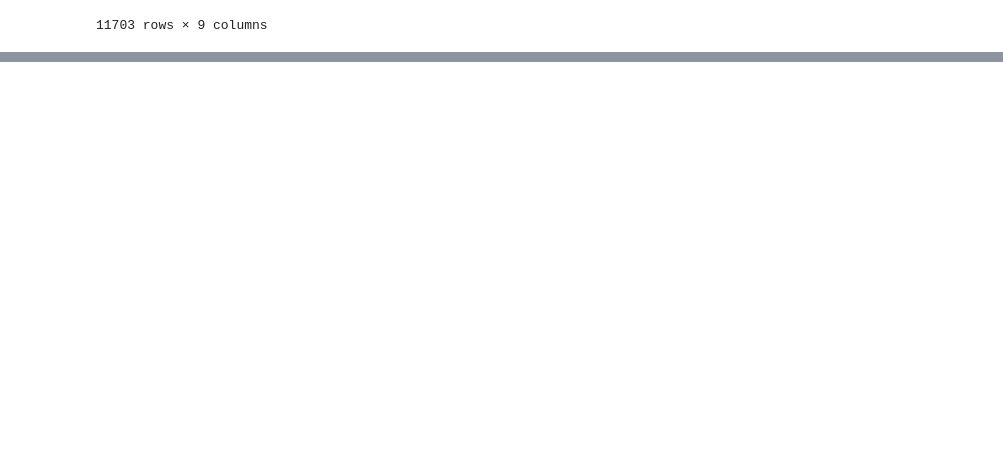
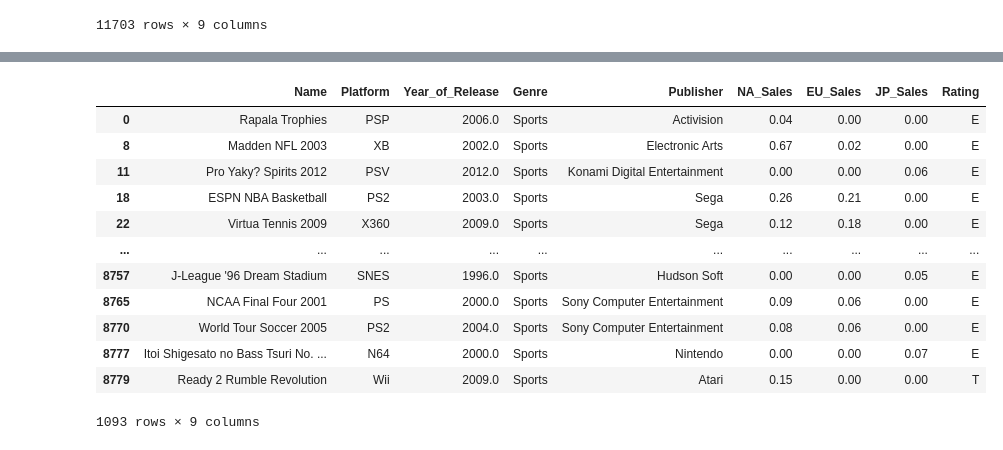
Before and after one commit to RamonFCFM/Mineria-de-Datos, a Jupyter notebook: Avance Proyecto Final/AVANCE II PROYECTO INTEGRADOR..ipynb, the cells around one changed output, grey strips where cells are left out. Drawn from its saved outputs; the diff is of its cells as text; code cells hidden in the pictures; blank space fills up the shorter version.

```diff
--- a/Avance Proyecto Final/AVANCE II PROYECTO INTEGRADOR..ipynb
+++ b/Avance Proyecto Final/AVANCE II PROYECTO INTEGRADOR..ipynb
@@ -146,0 +167,16 @@ Videojuegos.to_csv('Videojuegos.csv', index=False)
+# %%
+Deportes
+# %% [output]
+|  | Name | Platform | Year_of_Release | Genre | Publisher | NA_Sales | EU_Sales | JP_Sales | Rating |
+| 0 | Rapala Trophies | PSP | 2006.0 | Sports | Activision | 0.04 | 0.00 | 0.00 | E |
+| 8 | Madden NFL 2003 | XB | 2002.0 | Sports | Electronic Arts | 0.67 | 0.02 | 0.00 | E |
+| 11 | Pro Yaky? Spirits 2012 | PSV | 2012.0 | Sports | Konami Digital Entertainment | 0.00 | 0.00 | 0.06 | E |
+| 18 | ESPN NBA Basketball | PS2 | 2003.0 | Sports | Sega | 0.26 | 0.21 | 0.00 | E |
+| 22 | Virtua Tennis 2009 | X360 | 2009.0 | Sports | Sega | 0.12 | 0.18 | 0.00 | E |
+| ... | ... | ... | ... | ... | ... | ... | ... | ... | ... |
+| 8757 | J-League '96 Dream Stadium | SNES | 1996.0 | Sports | Hudson Soft | 0.00 | 0.00 | 0.05 | E |
+| 8765 | NCAA Final Four 2001 | PS | 2000.0 | Sports | Sony Computer Entertainment | 0.09 | 0.06 | 0.00 | E |
+| 8770 | World Tour Soccer 2005 | PS2 | 2004.0 | Sports | Sony Computer Entertainment | 0.08 | 0.06 | 0.00 | E |
+| 8777 | Itoi Shigesato no Bass Tsuri No. ... | N64 | 2000.0 | Sports | Nintendo | 0.00 | 0.00 | 0.07 | E |
+| 8779 | Ready 2 Rumble Revolution | Wii | 2009.0 | Sports | Atari | 0.15 | 0.00 | 0.00 | T |
+1093 rows × 9 columns
```
Also changed, not shown: parts of 10 cells of this notebook.
